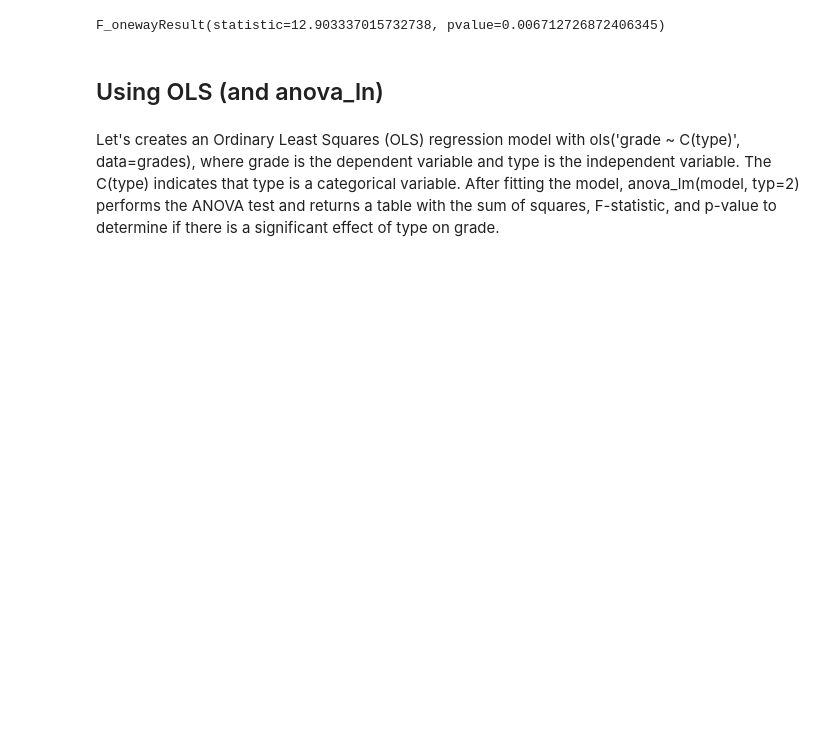
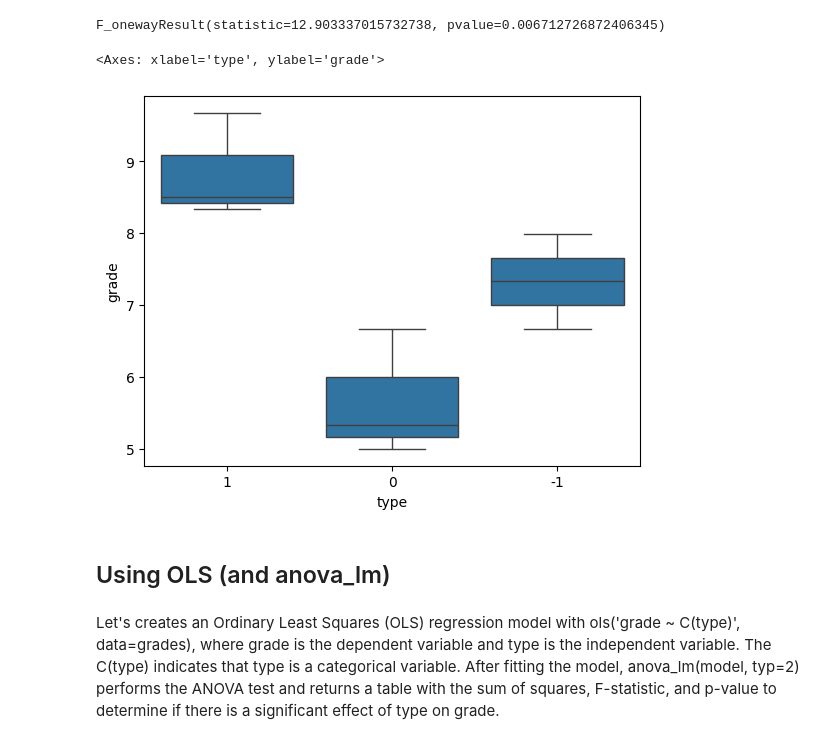
Before and after one commit to lcbjrrr/quantai, a Jupyter notebook: E5_Py_Stat_ANOVA.ipynb, the cells around one changed output. Drawn from its saved outputs; the diff is of its cells as text; code cells hidden in the pictures; blank space fills up the shorter version.

```diff
--- a/E5_Py_Stat_ANOVA.ipynb
+++ b/E5_Py_Stat_ANOVA.ipynb
@@ -16,8 +16,18 @@ type_n = [7.33, 6.67, 7.99]
 stats.f_oneway(type_1,type_0,type_n)
 # %% [output]
 F_onewayResult(statistic=12.903337015732738, pvalue=0.006712726872406345)
+# %%
+import pandas as pd
+import seaborn as sns
+grades = pd.DataFrame({
+    "type": ['1', '1', '1', '0', '0', '0', '-1', '-1', '-1'],
+    "grade": [9.67, 8.50, 8.33, 5.00, 5.33, 6.67, 7.33, 6.67, 7.99]})
+sns.boxplot(y='grade',x='type',data=grades)
+# %% [output]
+<Axes: xlabel='type', ylabel='grade'>
+[figure, added]
 # %% [markdown]
-## Using OLS (and anova_ln)
+## Using OLS (and anova_lm)
 # %% [markdown]
 Let's creates an Ordinary Least Squares (OLS) regression model with ols('grade ~ C(type)', data=grades), where grade is the dependent variable and type is the independent variable. The C(type) indicates that type is a categorical variable. After fitting the model, anova_lm(model, typ=2) performs the ANOVA test and returns a table with the sum of squares, F-statistic, and p-value to determine if there is a significant effect of type on grade.
 # %%
```
